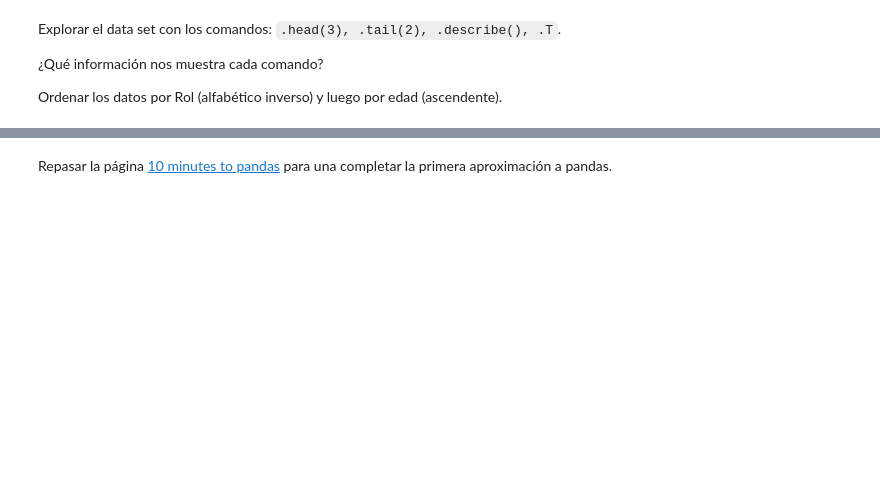
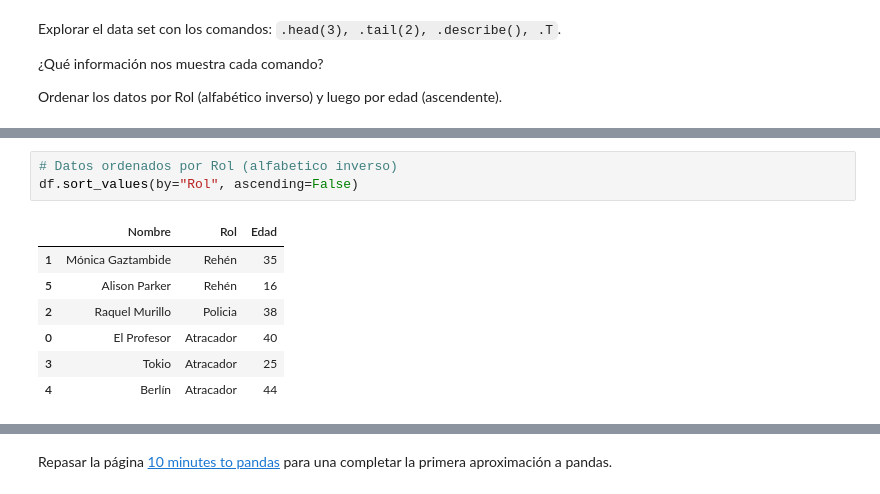
Before and after one commit to tusar-verma/Machine-learning-2c2026, a Jupyter notebook: notebooks/notebook_01_herramientas-published.ipynb, the cells around one changed output, grey strips where cells are left out. Saved outputs shown, nothing was run; the diff lists cells and outputs as text; blank space fills up the shorter version.

```diff
--- a/notebooks/notebook_01_herramientas-published.ipynb
+++ b/notebooks/notebook_01_herramientas-published.ipynb
@@ -322,0 +412,11 @@ Ordenar los datos por Rol (alfabético inverso) y luego por edad (ascendente).
+# %%
+# Datos ordenados por Rol (alfabetico inverso)
+df.sort_values(by="Rol", ascending=False)
+# %% [output]
+|  | Nombre | Rol | Edad |
+| 1 | Mónica Gaztambide | Rehén | 35 |
+| 5 | Alison Parker | Rehén | 16 |
+| 2 | Raquel Murillo | Policia | 38 |
+| 0 | El Profesor | Atracador | 40 |
+| 3 | Tokio | Atracador | 25 |
+| 4 | Berlín | Atracador | 44 |
```
Also changed, not shown: parts of 15 cells of this notebook.
